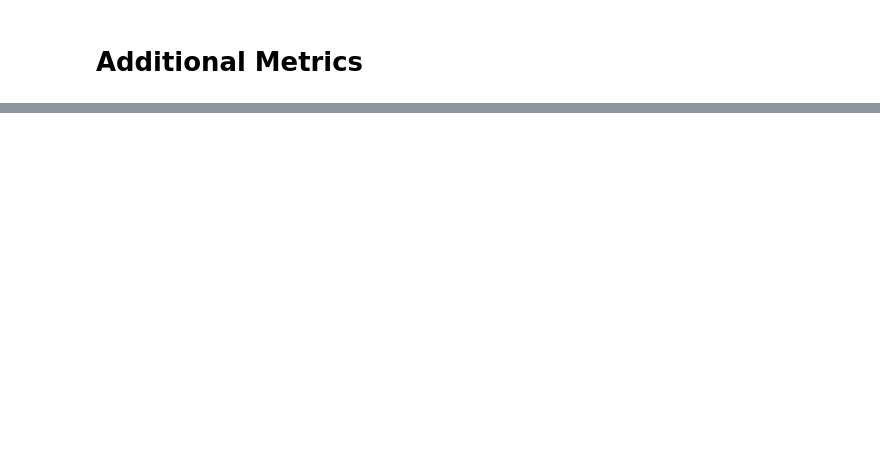
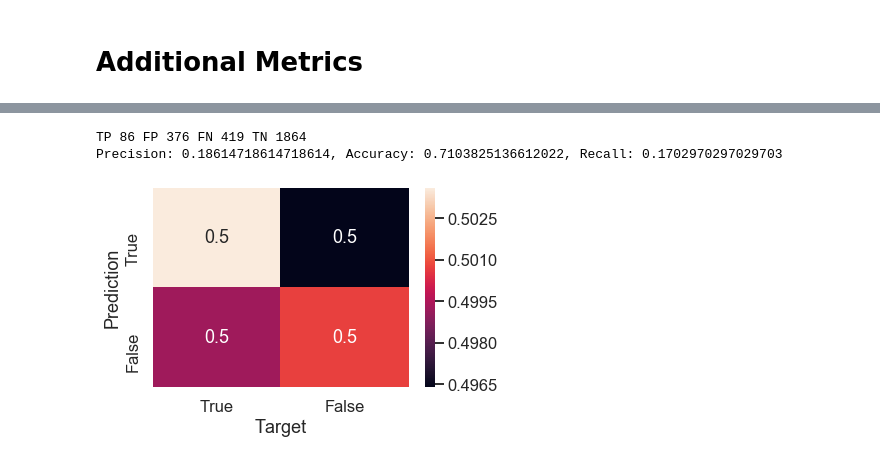
Before and after one commit to wdlcameron/DeepEngage, a Jupyter notebook: Post_Processing_Exploration.ipynb, the cells around one changed output, grey strips where cells are left out. Cells and saved outputs as stored; diff of their text form; code cells hidden in the pictures; blank space fills up the shorter version.

```diff
--- a/Post_Processing_Exploration.ipynb
+++ b/Post_Processing_Exploration.ipynb
@@ -211,0 +186,9 @@ ValueError: Length mismatch: Expected 6825 rows, received array of length 1
+# %%
+#Compare to Random Guess
+df['random_guess'] = normalize(np.random.normal(size = len(df)), *get_stats(df[target_col]))
+g = make_thresholded_confusion_matrix(df, pred_col, 'random_guess', threshold = 0.6)
+save_seaborn_plot(g, figures_path/'random_guessing.png')
+# %% [output]
+TP 86 FP 376 FN 419 TN 1864
+Precision: 0.18614718614718614, Accuracy: 0.7103825136612022, Recall: 0.1702970297029703
+[figure, added]
```
Also changed, not shown: parts of 36 cells of this notebook.
